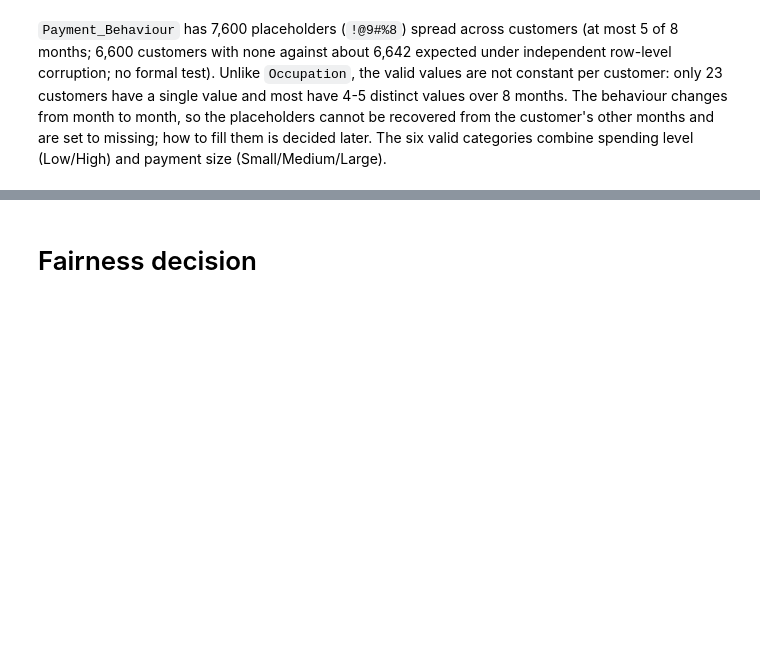
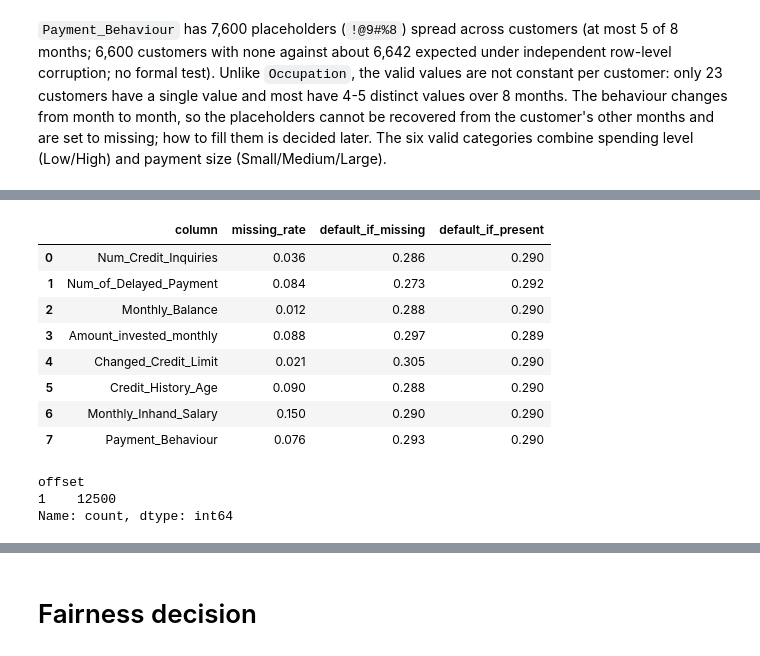
Before and after one commit to khalilullahalfaath/credit-scoring-fairness-audit, a Jupyter notebook: notebooks/eda.ipynb, the cells around one changed output, grey strips where cells are left out. Saved outputs shown, nothing was run; the diff lists cells and outputs as text; code cells hidden in the pictures; blank space fills up the shorter version.

Commit message:
feat: update cleaning decisions

```diff
--- a/notebooks/eda.ipynb
+++ b/notebooks/eda.ipynb
@@ -1332,0 +1309,6 @@ Known limitation: columns without a second source (e.g. `Num_of_Delayed_Payment`
+# %%
+c = "Num_Credit_Card"
+m = df.groupby("Customer_ID")[c].transform(lambda s: s.mode().iloc[0])
+ids = df.loc[m > 10, "Customer_ID"].unique()
+print(df.loc[df["Customer_ID"].isin(ids), ["Customer_ID", "Month", c]]
+        .sort_values("Customer_ID", kind="stable").to_string())
@@ -1332,0 +1333,42 @@ Known limitation: columns without a second source (e.g. `Num_of_Delayed_Payment`
+# %%
+flags = pd.DataFrame({
+    "Num_Credit_Inquiries": df["Num_Credit_Inquiries"].isna() | (df["Num_Credit_Inquiries"] > 17),
+    "Num_of_Delayed_Payment": clean["Num_of_Delayed_Payment"].isna() | ~clean["Num_of_Delayed_Payment"].between(0, 100),
+    "Monthly_Balance": clean["Monthly_Balance"].isna() | (clean["Monthly_Balance"] < -1e10),
+    "Amount_invested_monthly": clean["Amount_invested_monthly"].isna() | (clean["Amount_invested_monthly"] == 10000),
+    "Changed_Credit_Limit": clean["Changed_Credit_Limit"].isna(),
+    "Credit_History_Age": df["Credit_History_Age"].isna(),
+    "Monthly_Inhand_Salary": df["Monthly_Inhand_Salary"].isna(),
+    "Payment_Behaviour": df["Payment_Behaviour"] == "!@9#%8",
+})
+
+rows = []
+for c, m in flags.items():
+    rows.append({"column": c, "missing_rate": m.mean(),
+                 "default_if_missing": df.loc[m, "default_risk"].mean(),
+                 "default_if_present": df.loc[~m, "default_risk"].mean()})
+pd.DataFrame(rows).round(3)
+# %% [output]
+|  | column | missing_rate | default_if_missing | default_if_present |
+| 0 | Num_Credit_Inquiries | 0.036 | 0.286 | 0.290 |
+| 1 | Num_of_Delayed_Payment | 0.084 | 0.273 | 0.292 |
+| 2 | Monthly_Balance | 0.012 | 0.288 | 0.290 |
+| 3 | Amount_invested_monthly | 0.088 | 0.297 | 0.289 |
+| 4 | Changed_Credit_Limit | 0.021 | 0.305 | 0.290 |
+| 5 | Credit_History_Age | 0.090 | 0.288 | 0.290 |
+| 6 | Monthly_Inhand_Salary | 0.150 | 0.290 | 0.290 |
+| 7 | Payment_Behaviour | 0.076 | 0.293 | 0.290 |
+# %%
+parts = df["Credit_History_Age"].str.extract(r"(\d+) Years and (\d+) Months").astype(float)
+hist_months = parts[0] * 12 + parts[1]
+
+month_names = ["January", "February", "March", "April", "May", "June", "July", "August"]
+d = pd.DataFrame({"cid": df["Customer_ID"],
+                  "m": df["Month"].map({n: i for i, n in enumerate(month_names)}),
+                  "hist": hist_months})
+d["offset"] = d["hist"] - d["m"]   # constant per customer if it grows by exactly 1 per month
+print(d.groupby("cid")["offset"].nunique().value_counts().sort_index())
+# %% [output]
+offset
+1    12500
+Name: count, dtype: int64
```
Also changed, not shown: parts of 5 cells of this notebook.
